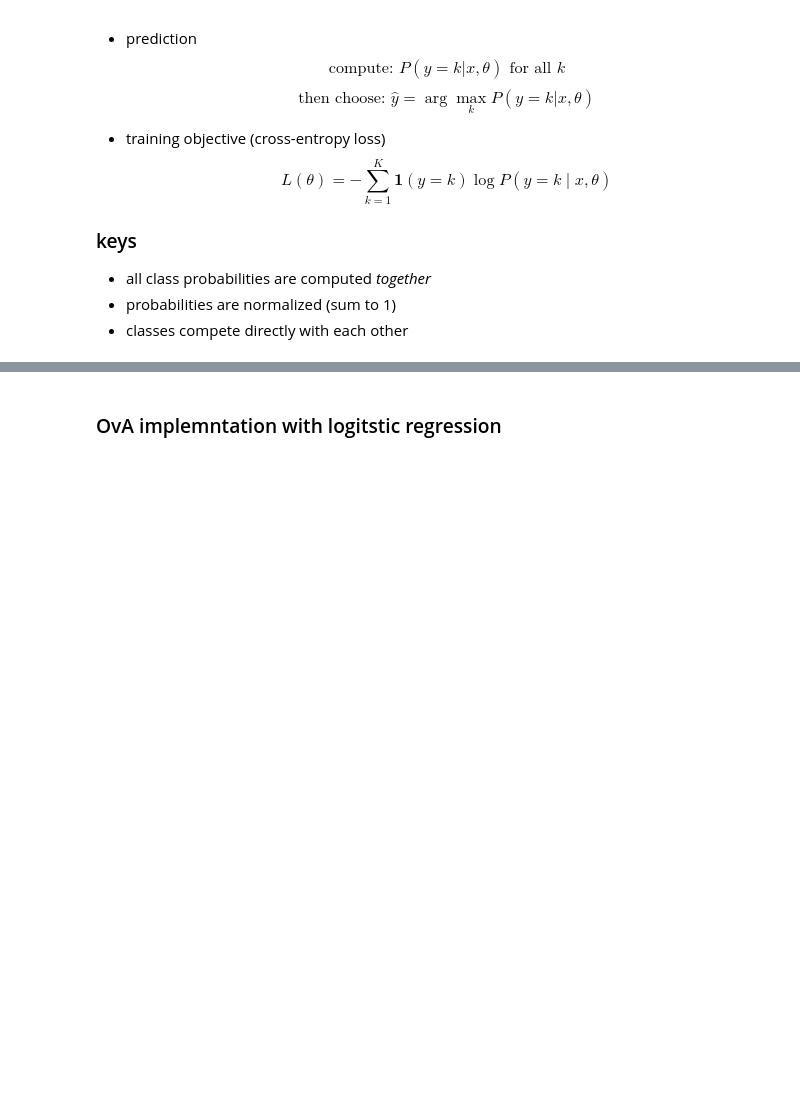
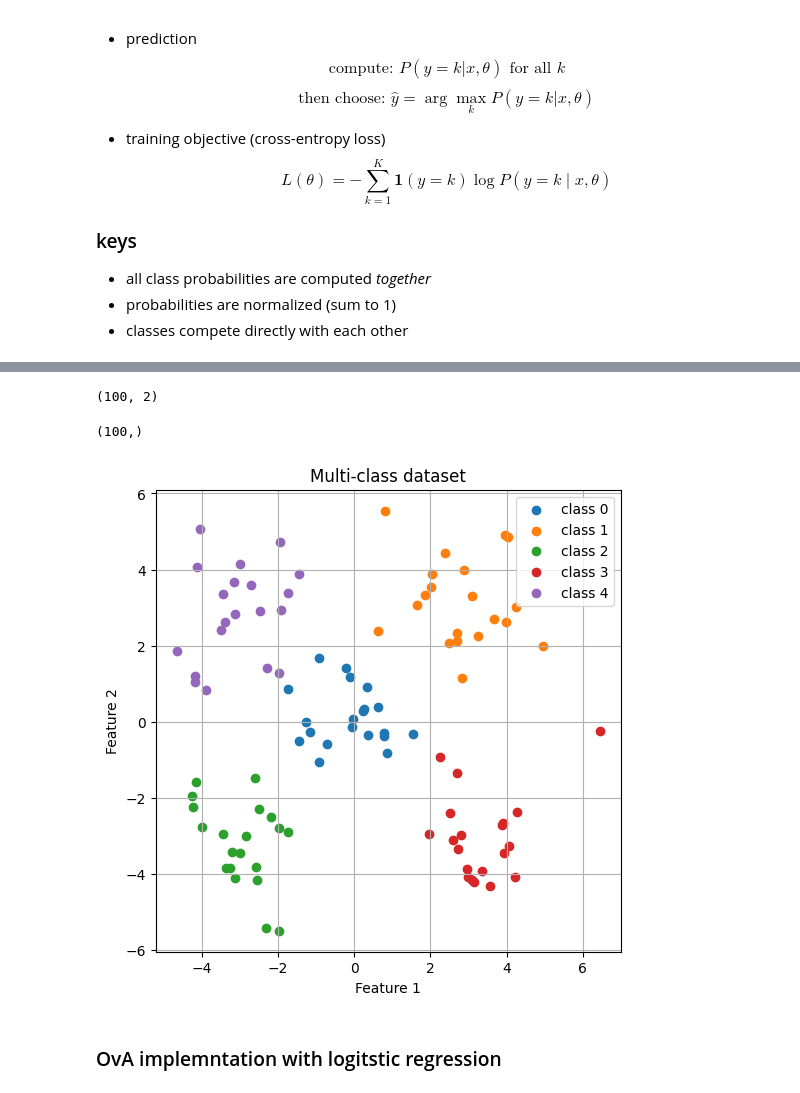
Before and after one commit to wadamiru/manual-ml, a Jupyter notebook: projects/classification/notebooks/logistic_regression_multiclass.ipynb, the cells around one changed output, grey strips where cells are left out. Drawn from its saved outputs; the diff is of its cells as text; code cells hidden in the pictures; blank space fills up the shorter version.

Commit message:
dataset creation and visualisation implemented

```diff
--- a/projects/classification/notebooks/logistic_regression_multiclass.ipynb
+++ b/projects/classification/notebooks/logistic_regression_multiclass.ipynb
@@ -47,2 +48,41 @@ $$
+# %%
+# suitable dataset for both approaches: OvA, multiomial
+def make_data(n=100, ncls=3): # ncls: nclasses: max -> 5
+    assert ncls < 6 and ncls > 0, "nclasses invalid"
+    x, y = [], []
+    ctrs = np.array([[0, 0], [3, 3], [-3, -3], [3, -3], [-3, 3]]) # centers
+    for i in range(ncls):
+        xi = ctrs[i] + np.random.randn(n//ncls, 2) # xi offsets from i's center
+        yi = np.full(n//ncls, i)
+        x.append(xi)
+        y.append(yi)
+    x = np.vstack(x)      # (n//ncls *ncls, 2) -> (n, 2)
+    y = np.concatenate(y) # (n//ncls *ncls) -> (n)
+    return x, y
+# %%
+x, y = make_data(100, 5)
+# %%
+x.shape
+# %% [output]
+(100, 2)
+# %%
+y.shape
+# %% [output]
+(100,)
+# %%
+def plot_data(x, y):
+    plt.figure(figsize=(6,6))
+    for cls in np.unique(y):
+        plt.scatter(x[y==cls,0], x[y==cls,1], label=f'class {cls}')
+    plt.title("Multi-class dataset")
+    plt.xlabel("ft 1")
+    plt.ylabel("Feature 2")
+    plt.legend()
+    plt.grid(True)
+    plt.show()
+# %%
+plot_data(x, y)
+# %% [output]
+[figure, added]
 # %% [markdown]
 ### OvA implemntation with logitstic regression
```
Also changed, not shown: parts of 6 cells of this notebook.
